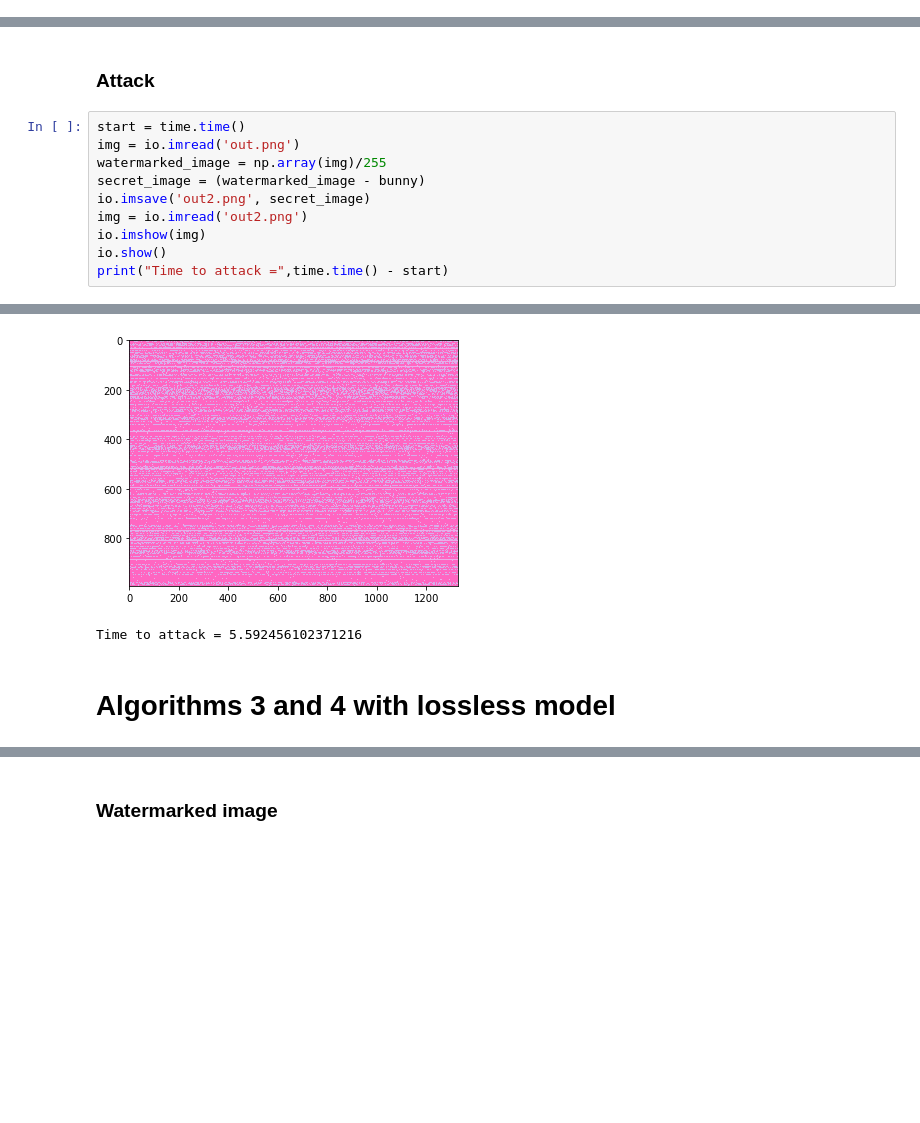
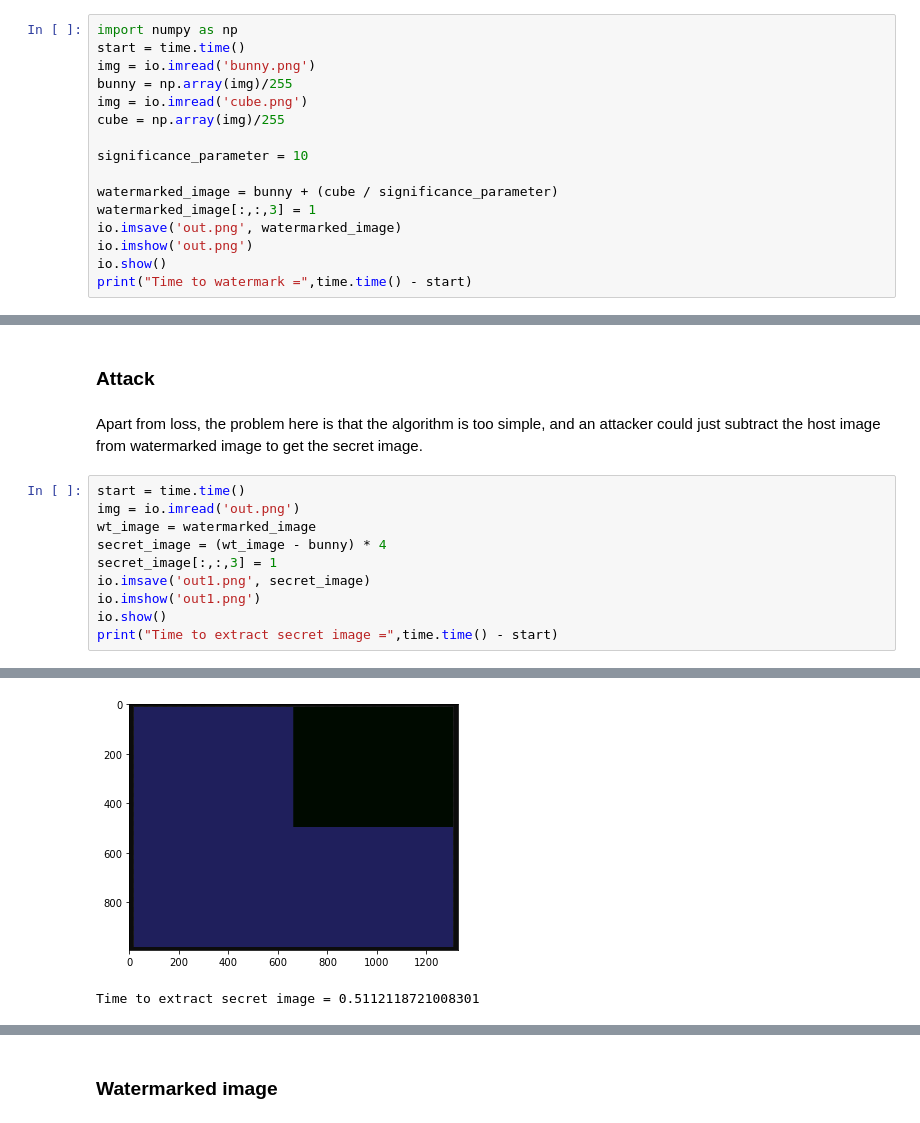
Before and after one commit to parijatparimal29/imageEncryption, a Jupyter notebook: final_demo.ipynb, the cells around one changed output, grey strips where cells are left out. Saved outputs shown, nothing was run; the diff lists cells and outputs as text; blank space fills up the shorter version.

```diff
--- a/final_demo.ipynb
+++ b/final_demo.ipynb
@@ -227,0 +346,16 @@ PNSR accuracy = 65.0961592192046
+# %%
+import numpy as np
+start = time.time()
+img = io.imread('bunny.png')
+bunny = np.array(img)/255
+img = io.imread('cube.png')
+cube = np.array(img)/255
+
+significance_parameter = 10
+
+watermarked_image = bunny + (cube / significance_parameter)
+watermarked_image[:,:,3] = 1
+io.imsave('out.png', watermarked_image)
+io.imshow('out.png')
+io.show()
+print("Time to watermark =",time.time() - start)
@@ -228,13 +389,15 @@ PNSR accuracy = 65.0961592192046
 # %% [markdown]
 ### Attack
+# %% [markdown]
+Apart from loss, the problem here is that the algorithm is too simple, and an attacker could just subtract the host image from watermarked image to get the secret image.
 # %%
 start = time.time()
 img = io.imread('out.png')
-watermarked_image = np.array(img)/255
-secret_image = (watermarked_image - bunny)
-io.imsave('out2.png', secret_image)
-img = io.imread('out2.png')
-io.imshow(img)
+wt_image = watermarked_image
+secret_image = (wt_image - bunny) * 4
+secret_image[:,:,3] = 1
+io.imsave('out1.png', secret_image)
+io.imshow('out1.png')
 io.show()
-print("Time to attack =",time.time() - start)
+print("Time to extract secret image =",time.time() - start)
 # %% [output]
@@ -242,4 +405,2 @@ Lossy conversion from float64 to uint8. Range [-0.011764705882352955, 0.00784313
-[figure, old version]
+[figure, new version]
-Time to attack = 5.592456102371216
+Time to extract secret image = 0.5112118721008301
-# %% [markdown]
-# Algorithms 3 and 4 with lossless model
```
Also changed, not shown: parts of 66 cells of this notebook, 6 other files.
